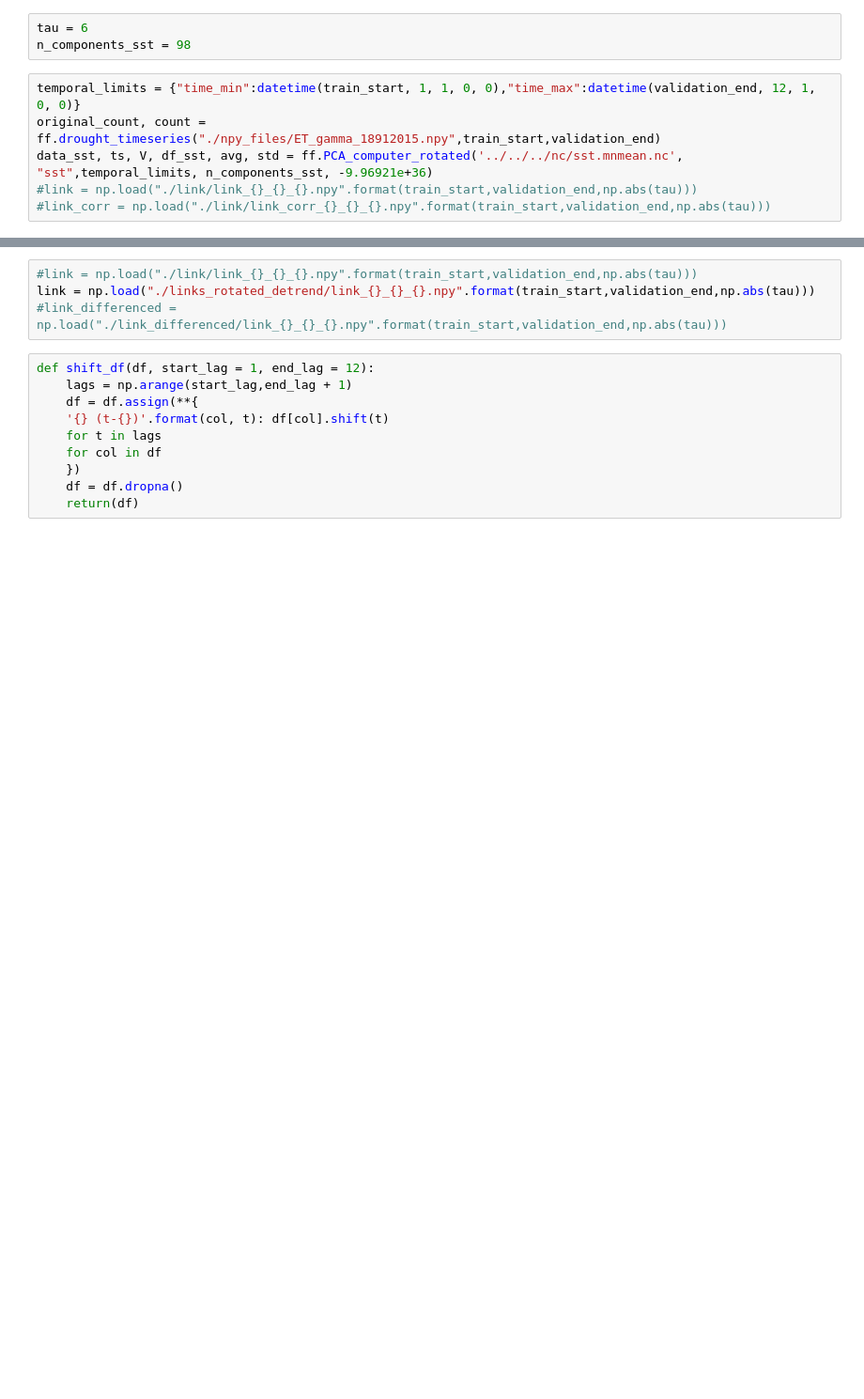
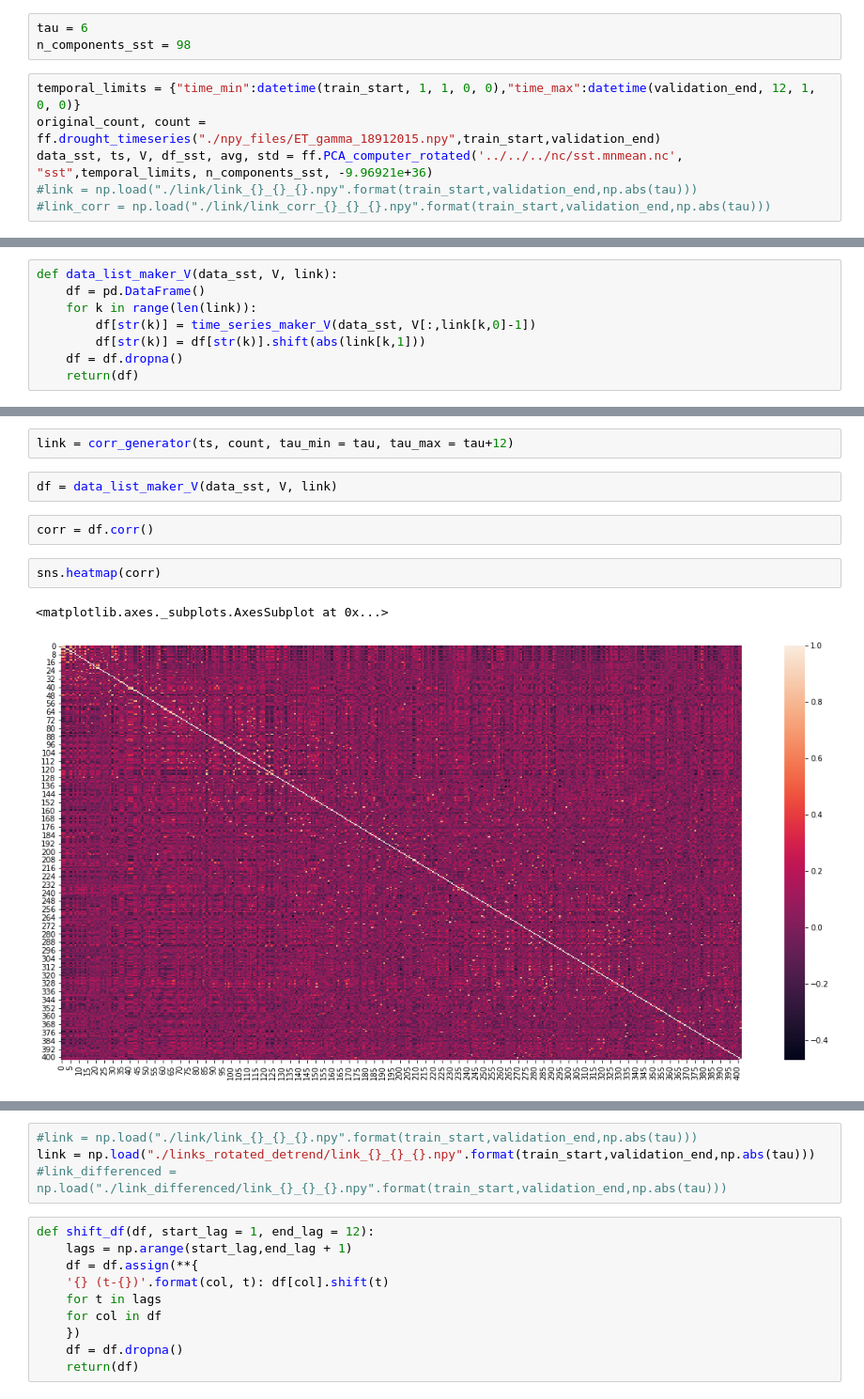
Before and after one commit to alchemist5617/timeseries-networks, a Jupyter notebook: whole_data_validation/Station.ipynb, the cells around one changed output, grey strips where cells are left out. Shown at 94% size. Drawn from its saved outputs; the diff is of its cells as text; blank space fills up the shorter version.

```diff
--- a/whole_data_validation/Station.ipynb
+++ b/whole_data_validation/Station.ipynb
@@ -91,0 +120,8 @@ data_sst, ts, V, df_sst, avg, std = ff.PCA_computer_rotated('../../../nc/sst.mnm
+# %%
+def data_list_maker_V(data_sst, V, link):
+    df = pd.DataFrame()
+    for k in range(len(link)):
+        df[str(k)] = time_series_maker_V(data_sst, V[:,link[k,0]-1])
+        df[str(k)] = df[str(k)].shift(abs(link[k,1]))
+    df = df.dropna()
+    return(df)
@@ -91,0 +137,11 @@ data_sst, ts, V, df_sst, avg, std = ff.PCA_computer_rotated('../../../nc/sst.mnm
+# %%
+link = corr_generator(ts, count, tau_min = tau, tau_max = tau+12)
+# %%
+df = data_list_maker_V(data_sst, V, link)
+# %%
+corr = df.corr()
+# %%
+sns.heatmap(corr)
+# %% [output]
+<matplotlib.axes._subplots.AxesSubplot at 0x...>
+[figure, added]
```
Also changed, not shown: parts of 32 cells of this notebook, 1 other file.
